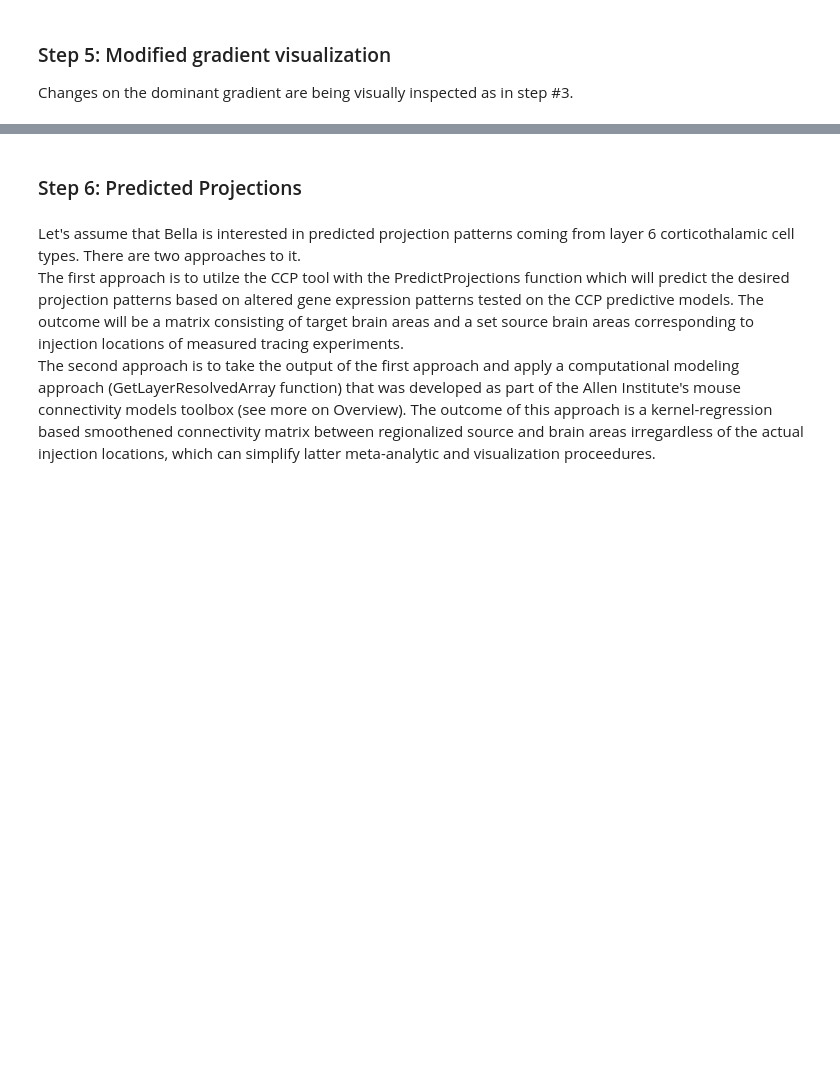
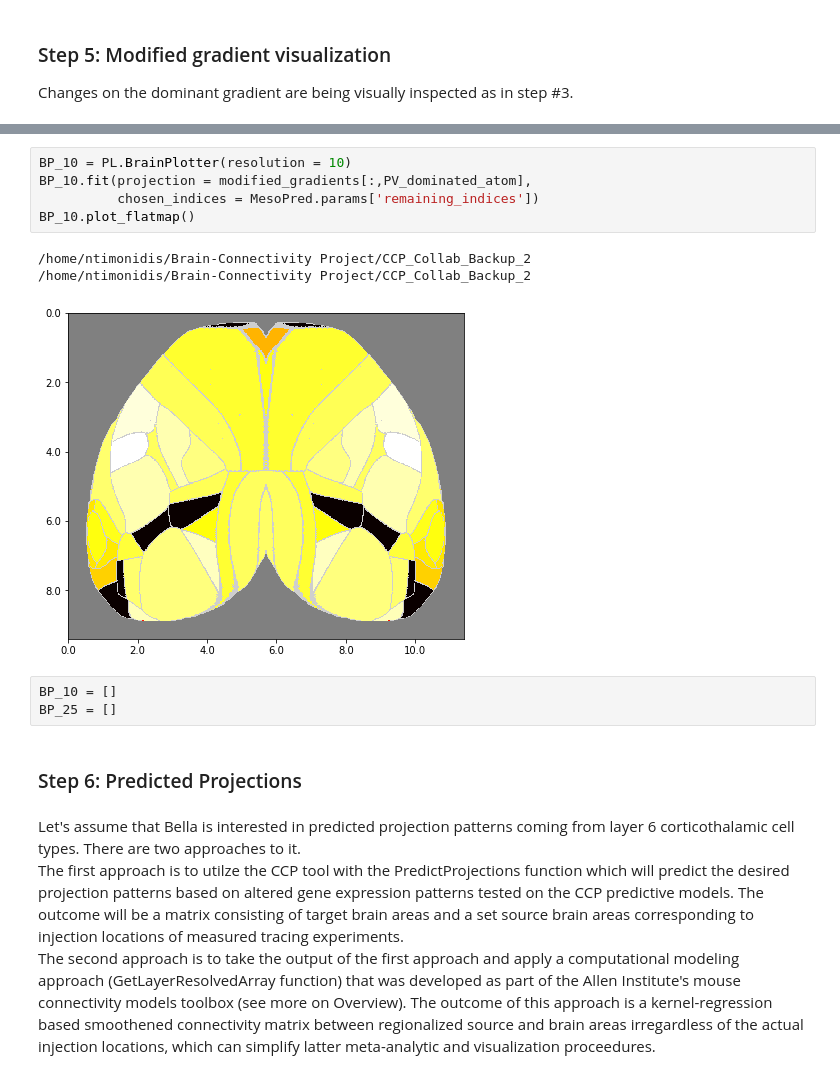
Before and after one commit to ntimonid/Connectomic-Composition-Predictor-CCP-, a Jupyter notebook: UseCase2.ipynb, the cells around one changed output, grey strips where cells are left out. Cells and saved outputs as stored; diff of their text form; blank space fills up the shorter version.

```diff
--- a/UseCase2.ipynb
+++ b/UseCase2.ipynb
@@ -275,3 +189,15 @@ BP_25 = []
+# %%
+BP_10 = PL.BrainPlotter(resolution = 10)
+BP_10.fit(projection = modified_gradients[:,PV_dominated_atom],
+          chosen_indices = MesoPred.params['remaining_indices'])
+BP_10.plot_flatmap()
+# %% [output]
+/home/ntimonidis/Brain-Connectivity Project/CCP_Collab_Backup_2
+/home/ntimonidis/Brain-Connectivity Project/CCP_Collab_Backup_2
+[figure, added]
+# %%
+BP_10 = []
+BP_25 = []
 # %% [markdown]
 ### Step 6: Predicted Projections
 # %% [markdown]
```
Also changed, not shown: parts of 56 cells of this notebook, 9 other files.
